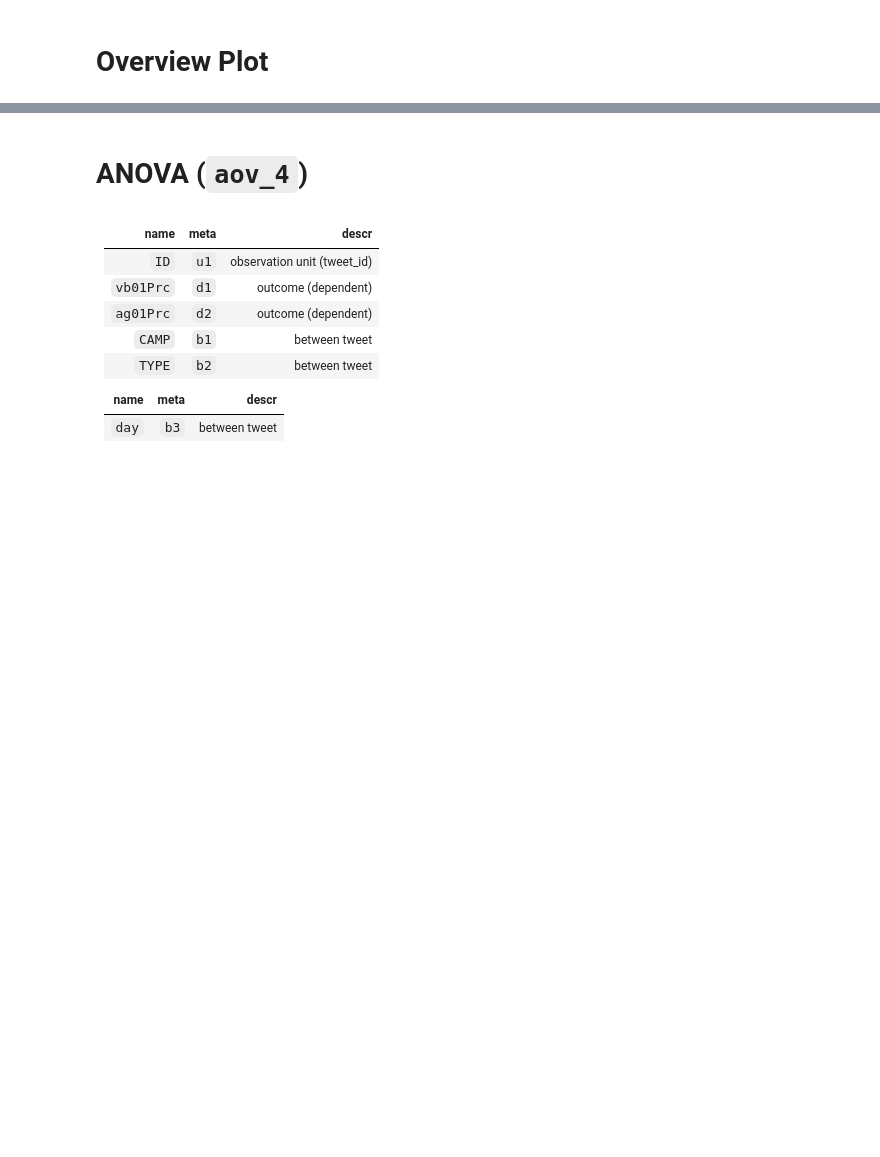
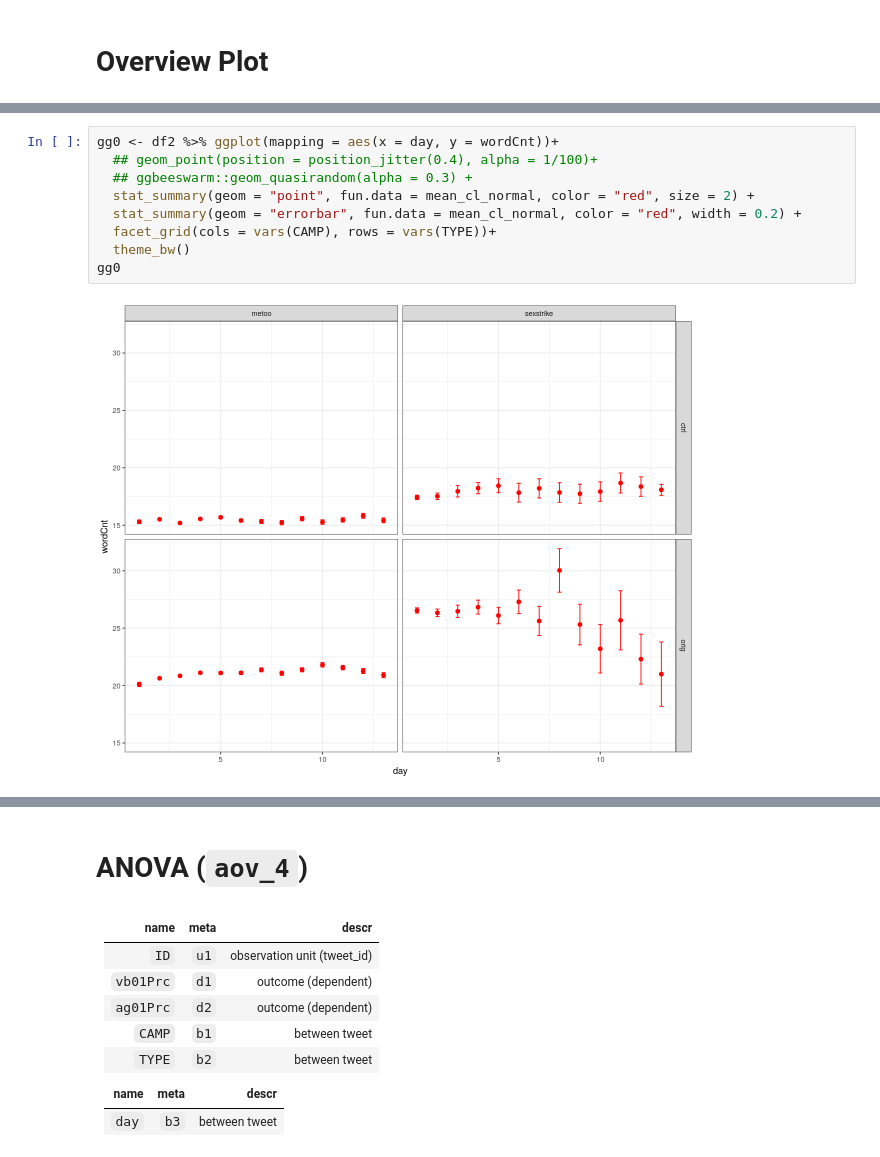
Before and after one commit to deepsensemaking/gdsm, a Jupyter notebook: t1306_output_eR__003_daily_factor.ipynb, the cells around one changed output, grey strips where cells are left out. Saved outputs shown, nothing was run; the diff lists cells and outputs as text; blank space fills up the shorter version.

```diff
--- a/t1306_output_eR__003_daily_factor.ipynb
+++ b/t1306_output_eR__003_daily_factor.ipynb
@@ -312,0 +310,11 @@ gg0
+# %%
+gg0 <- df2 %>% ggplot(mapping = aes(x = day, y = wordCnt))+
+  ## geom_point(position = position_jitter(0.4), alpha = 1/100)+
+  ## ggbeeswarm::geom_quasirandom(alpha = 0.3) +
+  stat_summary(geom = "point", fun.data = mean_cl_normal, color = "red", size = 2) +
+  stat_summary(geom = "errorbar", fun.data = mean_cl_normal, color = "red", width = 0.2) +
+  facet_grid(cols = vars(CAMP), rows = vars(TYPE))+
+  theme_bw()
+gg0
+# %% [output]
+[figure, added]
```
Also changed, not shown: parts of 37 cells of this notebook, 1 other file.
